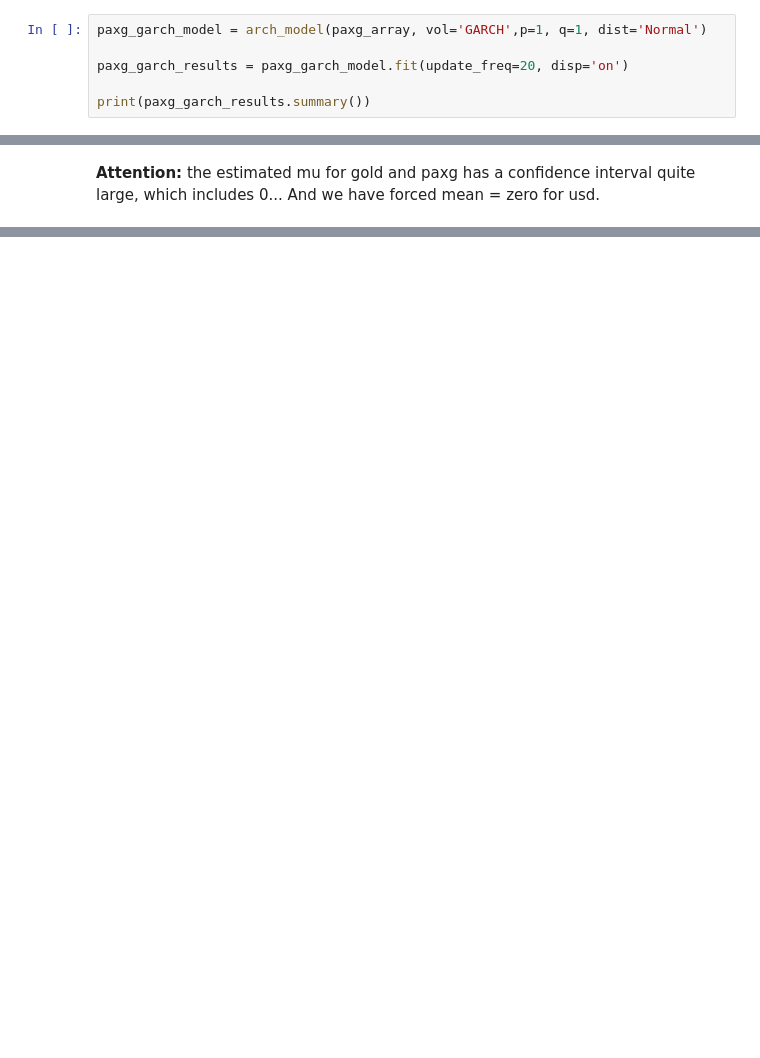
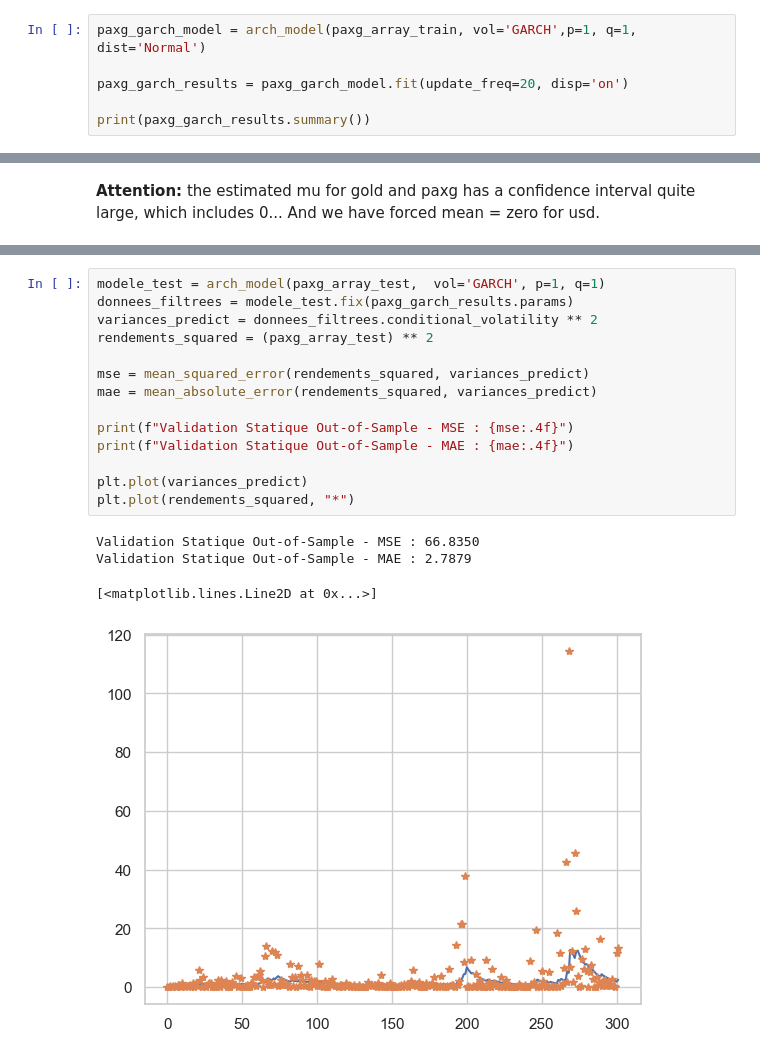
Before and after one commit to ElodieElodie/memoire_stats, a Jupyter notebook: yu.ipynb, the cells around one changed output, grey strips where cells are left out. Saved outputs shown, nothing was run; the diff lists cells and outputs as text; blank space fills up the shorter version.

```diff
--- a/yu.ipynb
+++ b/yu.ipynb
@@ -348,7 +358,7 @@ beta[1]        0.8685  5.105e-02     17.012  6.672e-65    [  0.768,  0.969]
 
 Covariance estimator: robust
 # %%
-paxg_garch_model = arch_model(paxg_array, vol='GARCH',p=1, q=1, dist='Normal')
+paxg_garch_model = arch_model(paxg_array_train, vol='GARCH',p=1, q=1, dist='Normal')
 
 paxg_garch_results = paxg_garch_model.fit(update_freq=20, disp='on')
 
@@ -405,0 +487,19 @@ And we have forced mean = zero for usd.
+# %%
+modele_test = arch_model(paxg_array_test,  vol='GARCH', p=1, q=1)
+donnees_filtrees = modele_test.fix(paxg_garch_results.params)
+variances_predict = donnees_filtrees.conditional_volatility ** 2
+rendements_squared = (paxg_array_test) ** 2
+
+mse = mean_squared_error(rendements_squared, variances_predict)
+mae = mean_absolute_error(rendements_squared, variances_predict)
+
+print(f"Validation Statique Out-of-Sample - MSE : {mse:.4f}")
+print(f"Validation Statique Out-of-Sample - MAE : {mae:.4f}")
+
+plt.plot(variances_predict)
+plt.plot(rendements_squared, "*")
+# %% [output]
+Validation Statique Out-of-Sample - MSE : 66.8350
+Validation Statique Out-of-Sample - MAE : 2.7879
+[<matplotlib.lines.Line2D at 0x...>]
+[figure, added]
```
Also changed, not shown: parts of 29 cells of this notebook.
